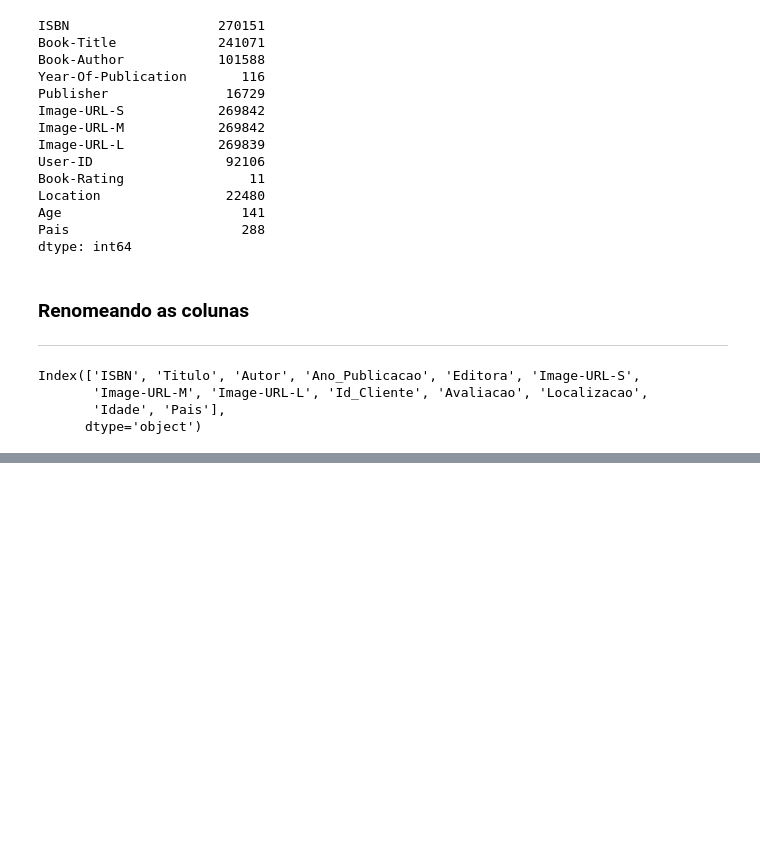
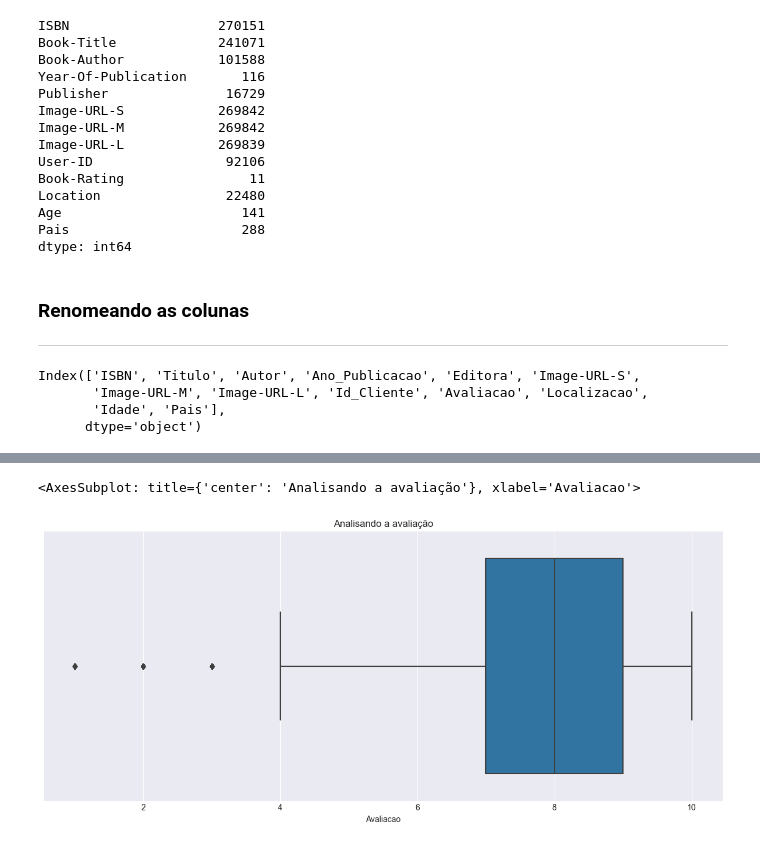
Before and after one commit to Lyarkh/Sistema_De_Recomendacao_Livros, a Jupyter notebook: Modelagem de dados.ipynb, the cells around one changed output, grey strips where cells are left out. Drawn from its saved outputs; the diff is of its cells as text; code cells hidden in the pictures; blank space fills up the shorter version.

```diff
--- a/Modelagem de dados.ipynb
+++ b/Modelagem de dados.ipynb
@@ -303,0 +316,7 @@ tab_merge.isnull().sum(), tab_merge.shape
+# %%
+# Analise gráfica
+plt.title('Analisando a avaliação')
+sns.boxplot(data=tab_merge, x='Avaliacao')
+# %% [output]
+<AxesSubplot: title={'center': 'Analisando a avaliação'}, xlabel='Avaliacao'>
+[figure, added]
```
Also changed, not shown: parts of 9 cells of this notebook.
